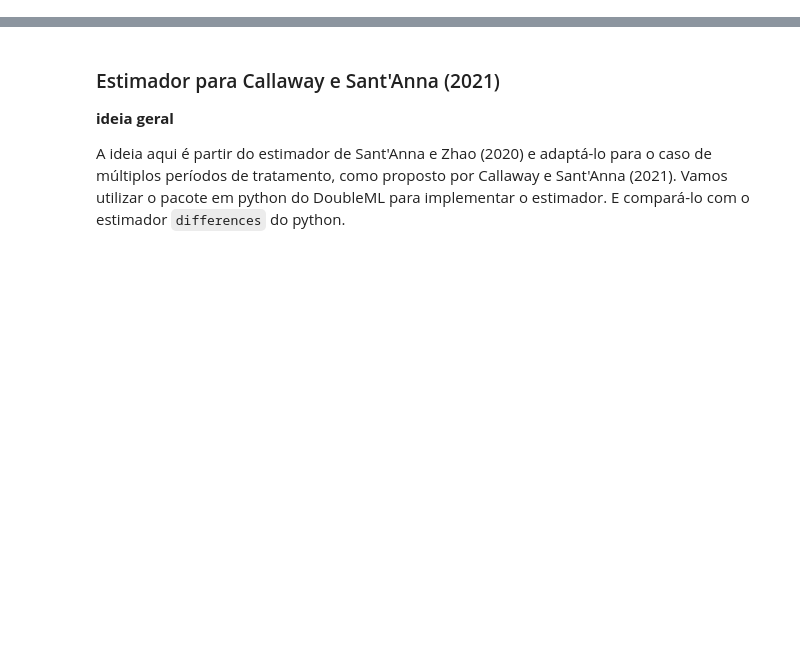
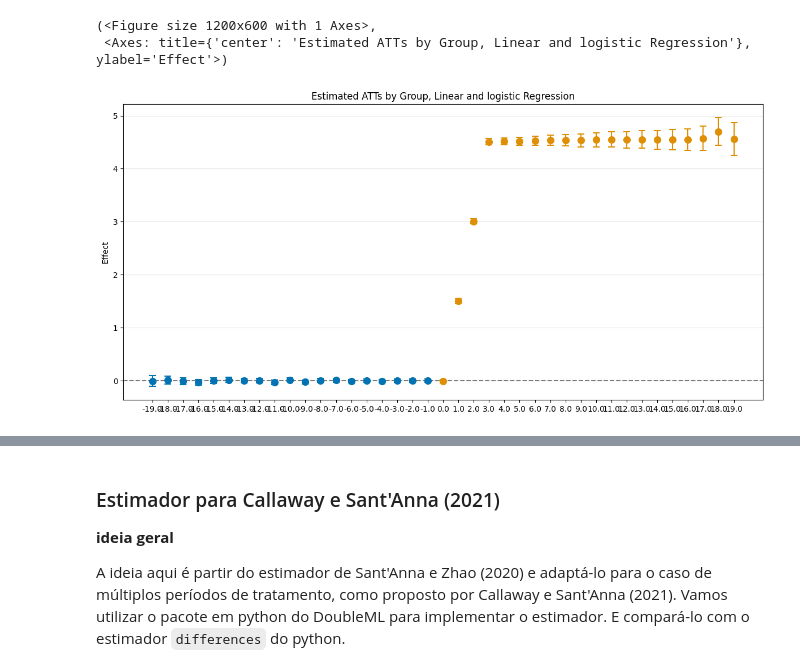
Before and after one commit to Daniel-Uhr/Estimators, a Jupyter notebook: 01_ATTgt_DML.ipynb, the cells around one changed output, grey strips where cells are left out. Saved outputs shown, nothing was run; the diff lists cells and outputs as text; code cells hidden in the pictures; blank space fills up the shorter version.

```diff
--- a/01_ATTgt_DML.ipynb
+++ b/01_ATTgt_DML.ipynb
@@ -0,0 +583,8 @@
+# %%
+es_linear_logistic = dml_obj_linear_logistic.aggregate("eventstudy")
+es_linear_logistic.aggregated_frameworks.bootstrap()
+es_linear_logistic.plot_effects(title="Estimated ATTs by Group, Linear and logistic Regression")
+# %% [output]
+(<Figure size 1200x600 with 1 Axes>,
+ <Axes: title={'center': 'Estimated ATTs by Group, Linear and logistic Regression'}, ylabel='Effect'>)
+[figure, added]
```
Also changed, not shown: parts of 51 cells of this notebook, 1 other file.
